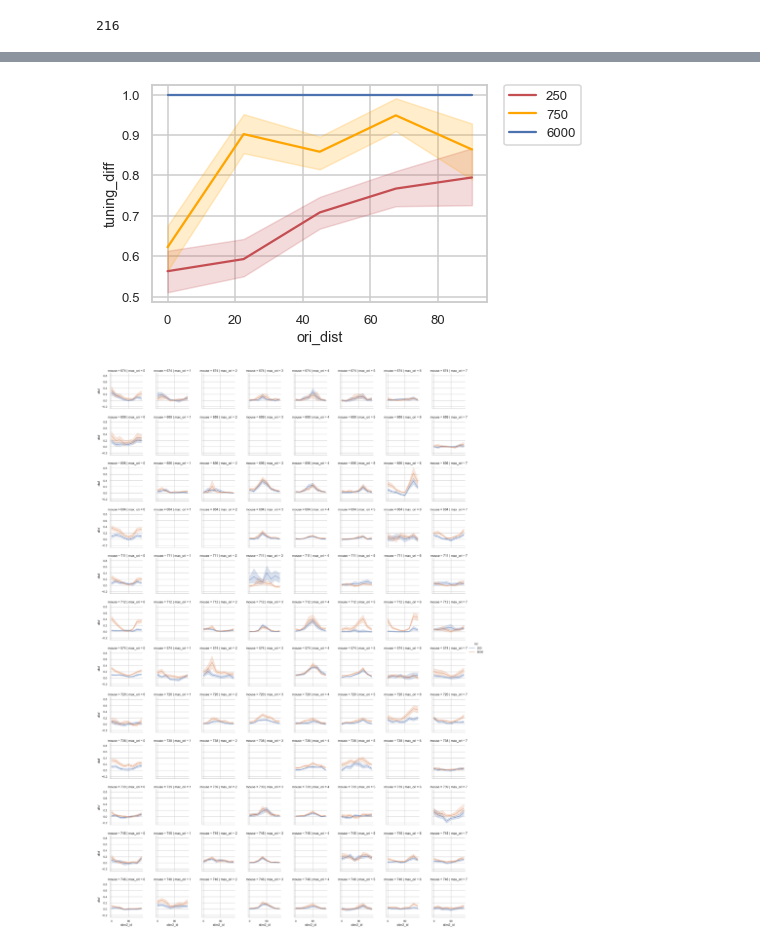
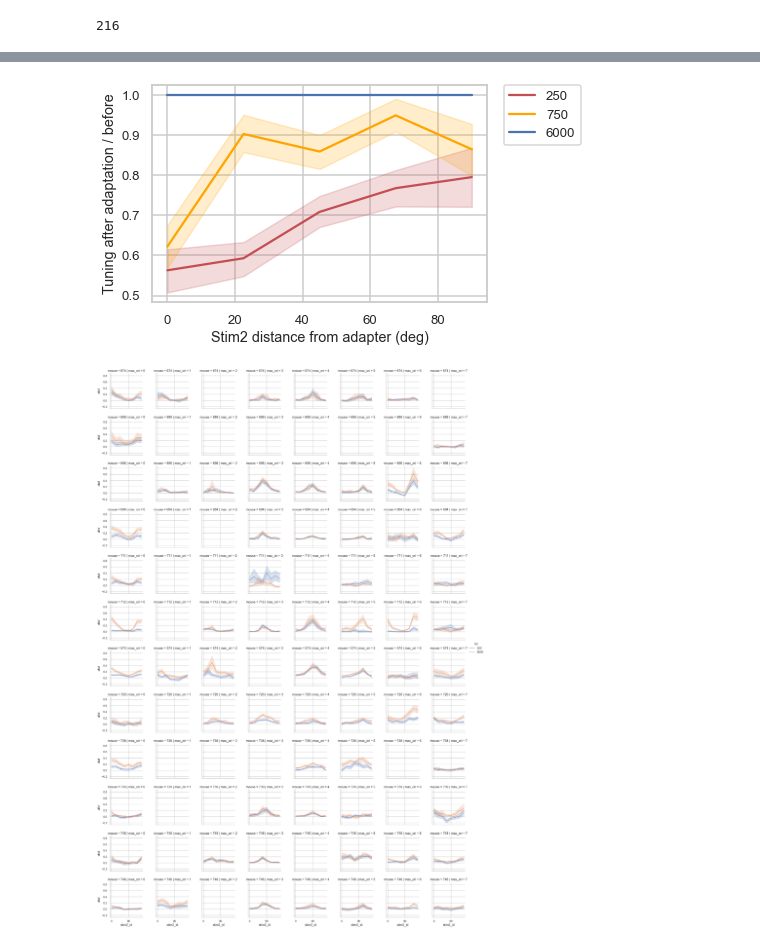
Before and after one commit to lanluo9/inter, a Jupyter notebook: scripts/ipynb/tuning_bias_san_check.ipynb, the cells around one changed output, grey strips where cells are left out. Cells and saved outputs as stored; diff of their text form; code cells hidden in the pictures.

Commit message:
tuning change after adp, vs stim2-adapter dist OR pref-adapter distance

```diff
--- a/scripts/ipynb/tuning_bias_san_check.ipynb
+++ b/scripts/ipynb/tuning_bias_san_check.ipynb
@@ -784,7 +784,8 @@ result
 # plt.hist(result.values.flatten(), bins=100);
 # min(result.values.flatten()), max(result.values.flatten())
 
-result = result.applymap(lambda x: x if abs(x) < 5 else np.nan) # threshold too large values - change to nan
+thresh = 5
+result = result.applymap(lambda x: x if abs(x) < thresh else np.nan) # threshold too large values - change to nan
 result
 
 ## merge 8 columns back to tuning_vec
@@ -832,6 +833,11 @@ df_tuning_diff
 # for stim col, take only the last char
 df_tuning_diff['stim'] = df_tuning_diff.stim.apply(lambda x: x[-1])
 df_tuning_diff.stim = df_tuning_diff.stim.astype(int)
-df_tuning_diff['ori_dist'] = df_tuning_diff.stim.apply(lambda x: 22.5*(8-x) if x > 4 else 22.5*x) # distance from 0 deg, hard coded for 8 ori. TODO: modify if needed. here, we dont align by max ori of cells (to group cells), instead we plot all cells
+df_tuning_diff['ori_dist'] = df_tuning_diff.stim.apply(lambda x: 22.5*(8-x) if x > 4 else 22.5*x) # stim2 distance from 0 deg, hard coded for 8 ori. TODO: modify if needed. here, we dont align by max ori of cells (to group cells), instead we plot all cells
 df_tuning_diff
+
+## inherit max_ori from df_lineplot
+df_tuning_diff = df_tuning_diff.merge(df_filter[['cell_id', 'isi', 'max_ori', 'max_ori_dist']], on=['cell_id', 'isi'], how='inner')
+df_tuning_diff = df_tuning_diff.drop_duplicates() # TODO: why are there duplicates?
+df_tuning_diff
 # %% [output]
@@ -870,0 +861,12 @@ df_tuning_diff
+# %%
+## map with dict
+ori_dist_bin = {0:0,
+                22.5:45,
+                45:45,
+                67.5:90,
+                90:90,}
+
+df_tuning_diff['ori_dist_bin'] = df_tuning_diff.ori_dist.map(ori_dist_bin)
+df_tuning_diff['max_ori_dist_bin'] = df_tuning_diff.max_ori_dist.map(ori_dist_bin)
+
+df_tuning_diff
@@ -871,12 +926,17 @@ df_tuning_diff
 # %%
 ## set sns color palette
 sns.lineplot(data=df_tuning_diff, x='ori_dist', y='tuning_diff', hue='isi', ci=68, #alpha=0.9,
             # estimator=np.median,
             palette=['r', 'orange', 'b'],
             )
+plt.xlabel('Stim2 distance from adapter (deg)')
+plt.ylabel('Tuning after adaptation / before')
 plt.legend(bbox_to_anchor=(1.05, 1), loc=2, borderaxespad=0.);
+
+dir_fig = r'C:\Users\ll357\Documents\inter\results\tuning curve bias san check/'.replace('\\', '/')
+plt.savefig(dir_fig + 'tuning vs stim2-adapter dist.pdf', bbox_inches='tight')
 # %% [output]
-[figure, old version]
+[figure, new version]
 # %%
 sns.set(font_scale=0.8, context='talk', style='whitegrid')
 # g = sns.FacetGrid(df_filter, col="area", row="max_ori", hue="isi")
```
Also changed, not shown: parts of 6 cells of this notebook, 4 other files.
